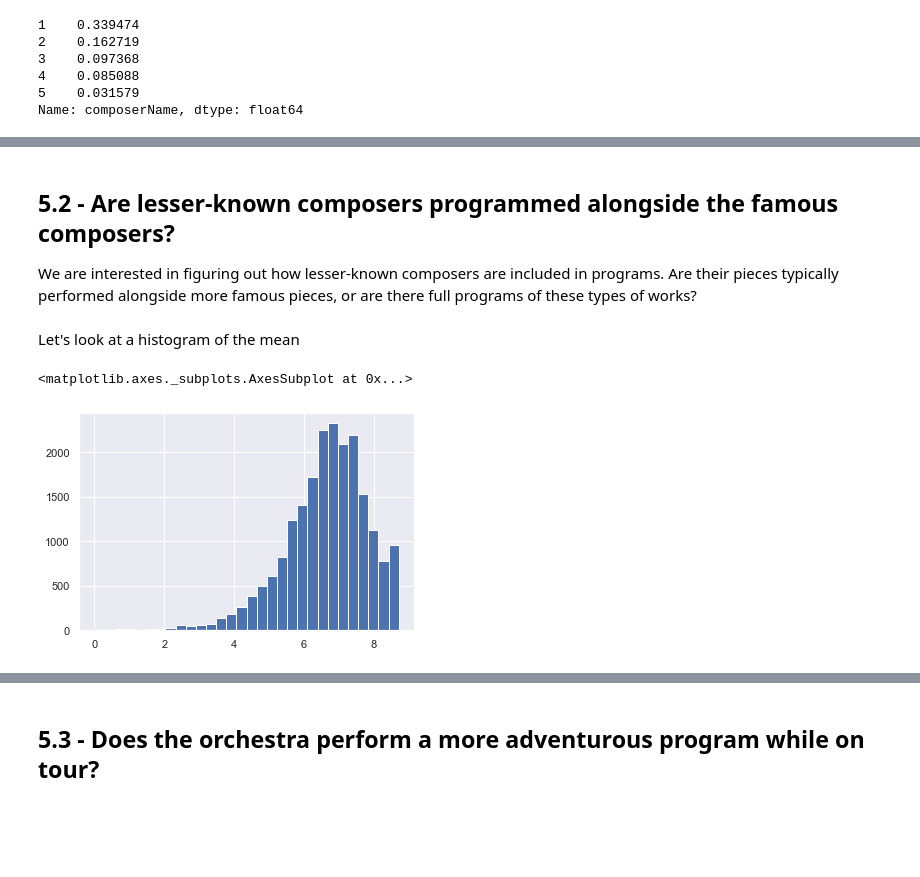
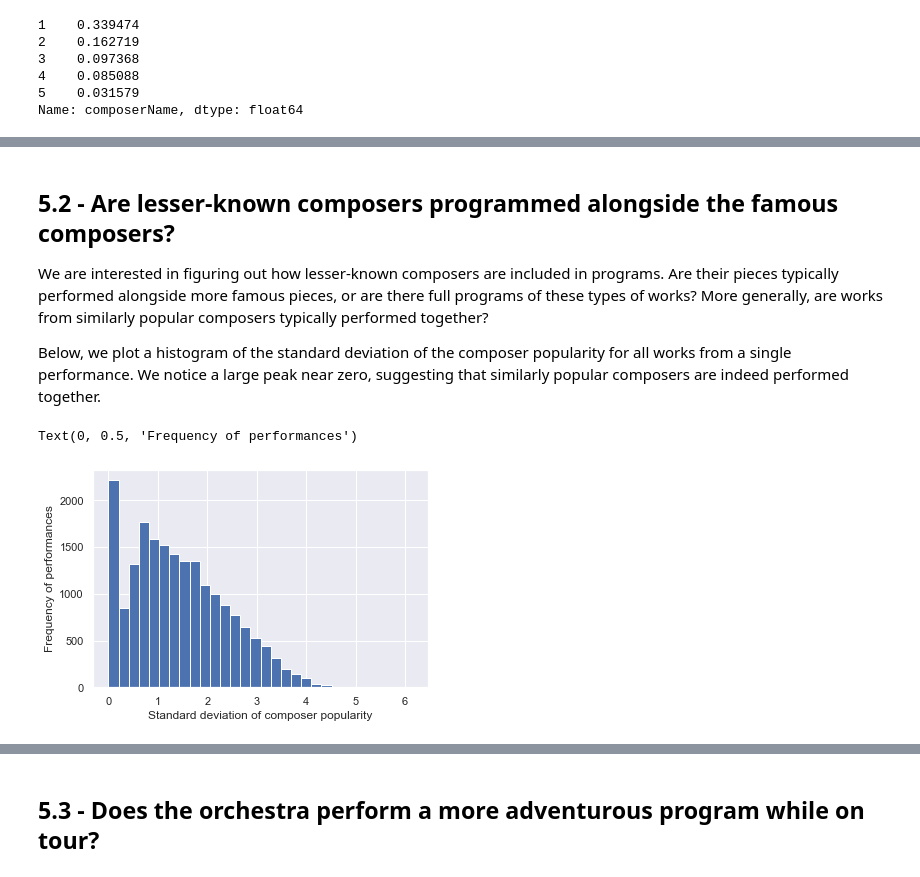
Before and after one commit to physinet/NY-Phil-EDA, a Jupyter notebook: EDA.ipynb, the cells around one changed output, grey strips where cells are left out. Cells and saved outputs as stored; diff of their text form; code cells hidden in the pictures; blank space fills up the shorter version.

```diff
--- a/EDA.ipynb
+++ b/EDA.ipynb
@@ -468,4 +448,4 @@ Name: composerName, dtype: int64
 # %%
-df.insert(4, 'composer_category', labels[df['composerName']].values)
+df.insert(4, 'composer_popularity', np.log(composer_counts[df['composerName']]).values)
 df.head()
 # %% [output]
@@ -480,3 +457,0 @@ An alternative strategy is to assign a numerical value to each composer that giv
-# %%
-df.insert(5, 'composer_popularity', np.log(composer_counts[df['composerName']]).values)
-df.head()
@@ -495,10 +458,12 @@ df['composer_popularity'].hist(bins=30)
 # %% [markdown]
 ## 5.2 - Are lesser-known composers programmed alongside the famous composers?
-We are interested in figuring out how lesser-known composers are included in programs. Are their pieces typically performed alongside more famous pieces, or are there full programs of these types of works?
+We are interested in figuring out how lesser-known composers are included in programs. Are their pieces typically performed alongside more famous pieces, or are there full programs of these types of works? More generally, are works from similarly popular composers typically performed together?
+
+Below, we plot a histogram of the standard deviation of the composer popularity for all works from a single performance. We notice a large peak near zero, suggesting that similarly popular composers are indeed performed together.
-# %% [markdown]
-Let's look at a histogram of the mean
 # %%
-df.groupby(['program_id', 'DateTime'])['composer_popularity'].mean().hist(bins=30)
+ax = df.groupby(['program_id', 'DateTime'])['composer_popularity'].std().hist(bins=30)
+ax.set_xlabel('Standard deviation of composer popularity')
+ax.set_ylabel('Frequency of performances')
 # %% [output]
-<matplotlib.axes._subplots.AxesSubplot at 0x...>
+Text(0, 0.5, 'Frequency of performances')
-[figure, old version]
+[figure, new version]
```
Also changed, not shown: parts of 16 cells of this notebook.
